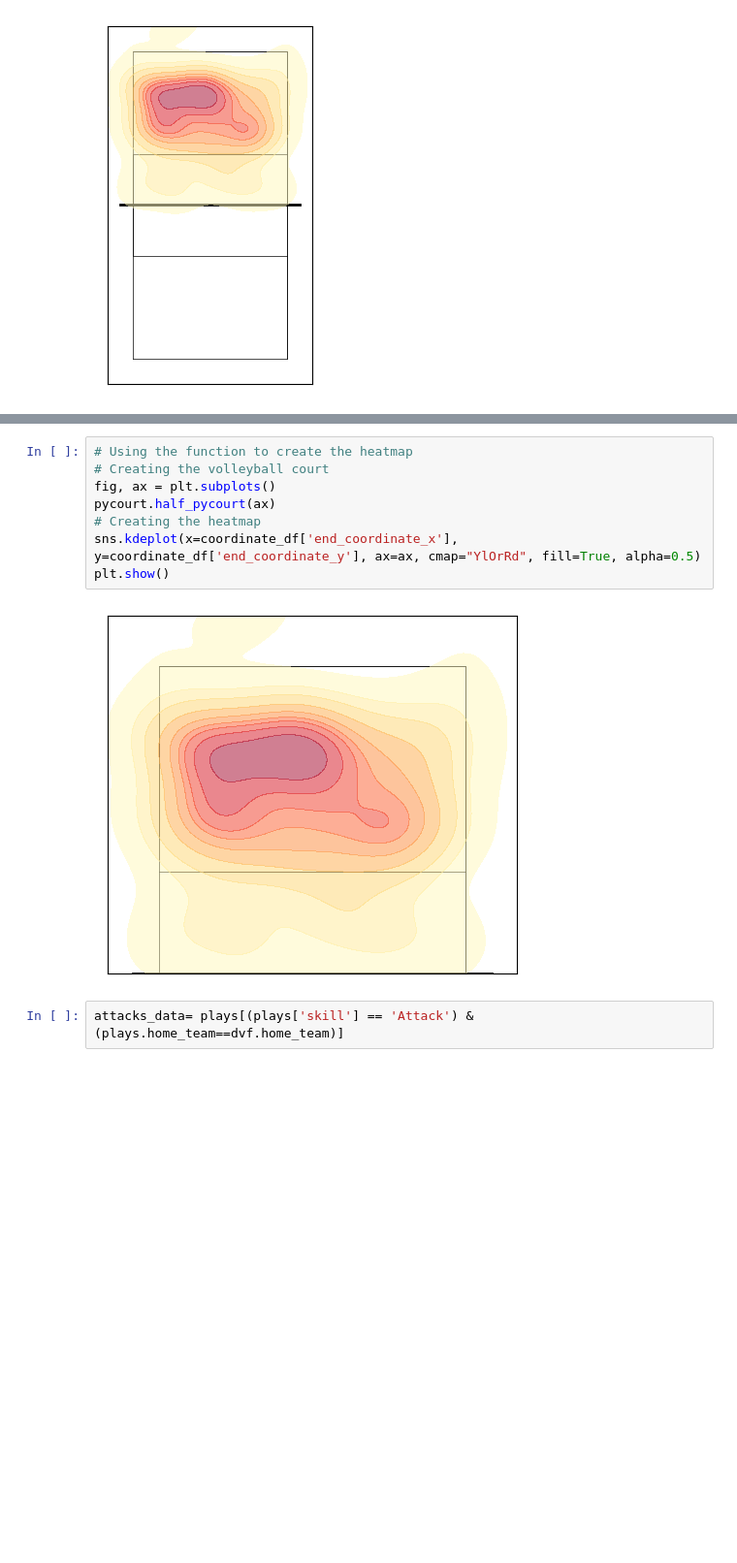
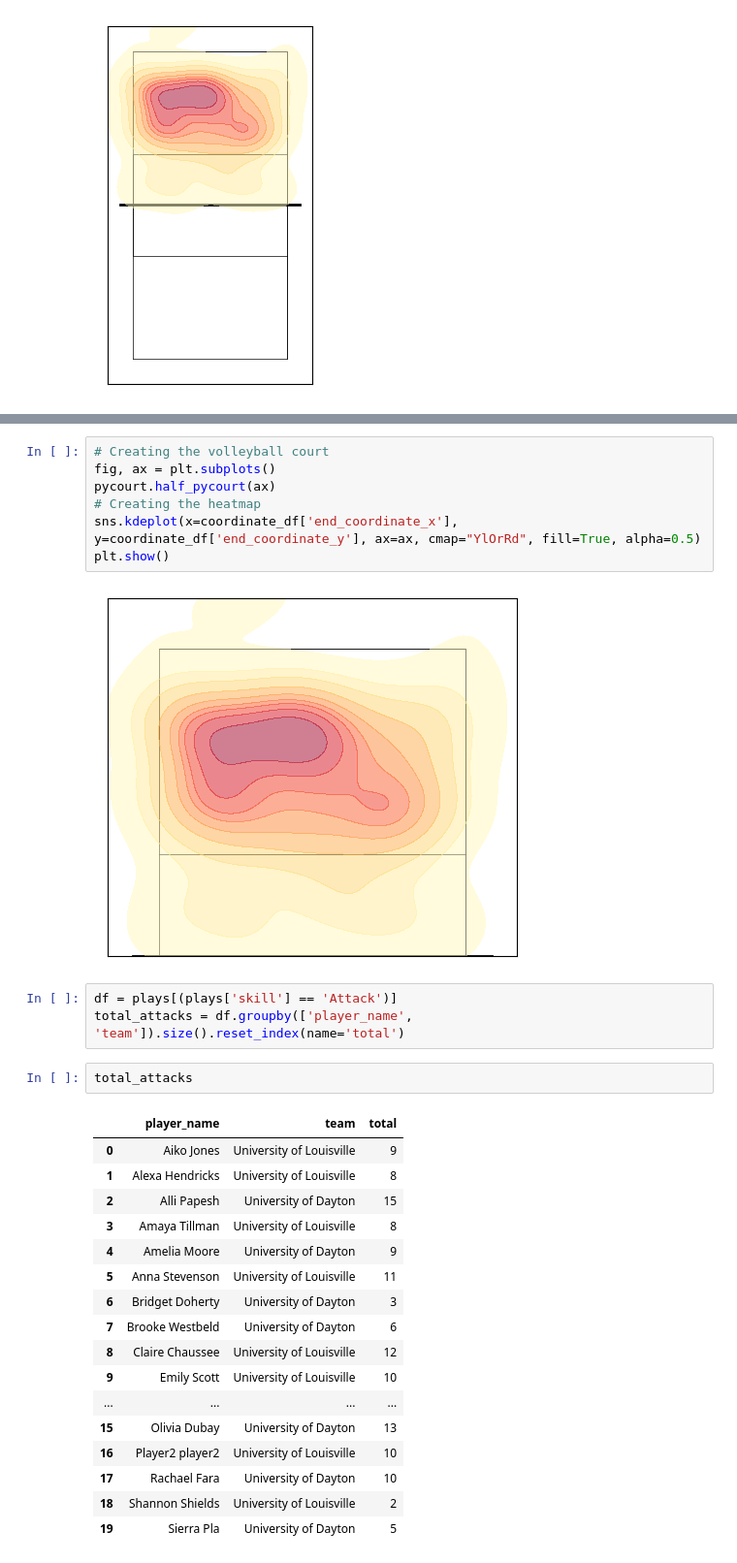
Before and after one commit to openvolley/pydatavolley, a Jupyter notebook: examples/01_heatmap_attacks.ipynb, the cells around one changed output, grey strips where cells are left out. Shown at 97% size. Drawn from its saved outputs; the diff is of its cells as text; blank space fills up the shorter version.

```diff
--- a/examples/01_heatmap_attacks.ipynb
+++ b/examples/01_heatmap_attacks.ipynb
@@ -39,5 +56,4 @@ plt.show()
 # %%
-# Using the function to create the heatmap
 # Creating the volleyball court
 fig, ax = plt.subplots()
 pycourt.half_pycourt(ax)
@@ -46,5 +62,26 @@ sns.kdeplot(x=coordinate_df['end_coordinate_x'], y=coordinate_df['end_coordinate
 plt.show()
 # %% [output]
 [figure]
-# %%
-attacks_data= plays[(plays['skill'] == 'Attack') & (plays.home_team==dvf.home_team)]
+# %%
+df = plays[(plays['skill'] == 'Attack')]
+total_attacks = df.groupby(['player_name', 'team']).size().reset_index(name='total')
+# %%
+total_attacks
+# %% [output]
+|  | player_name | team | total |
+| 0 | Aiko Jones | University of Louisville | 9 |
+| 1 | Alexa Hendricks | University of Louisville | 8 |
+| 2 | Alli Papesh | University of Dayton | 15 |
+| 3 | Amaya Tillman | University of Louisville | 8 |
+| 4 | Amelia Moore | University of Dayton | 9 |
+| 5 | Anna Stevenson | University of Louisville | 11 |
+| 6 | Bridget Doherty | University of Dayton | 3 |
+| 7 | Brooke Westbeld | University of Dayton | 6 |
+| 8 | Claire Chaussee | University of Louisville | 12 |
+| 9 | Emily Scott | University of Louisville | 10 |
+| ... | ... | ... | ... |
+| 15 | Olivia Dubay | University of Dayton | 13 |
+| 16 | Player2 player2 | University of Louisville | 10 |
+| 17 | Rachael Fara | University of Dayton | 10 |
+| 18 | Shannon Shields | University of Louisville | 2 |
+| 19 | Sierra Pla | University of Dayton | 5 |
```
Also changed, not shown: parts of 7 cells of this notebook, 4 other files.
